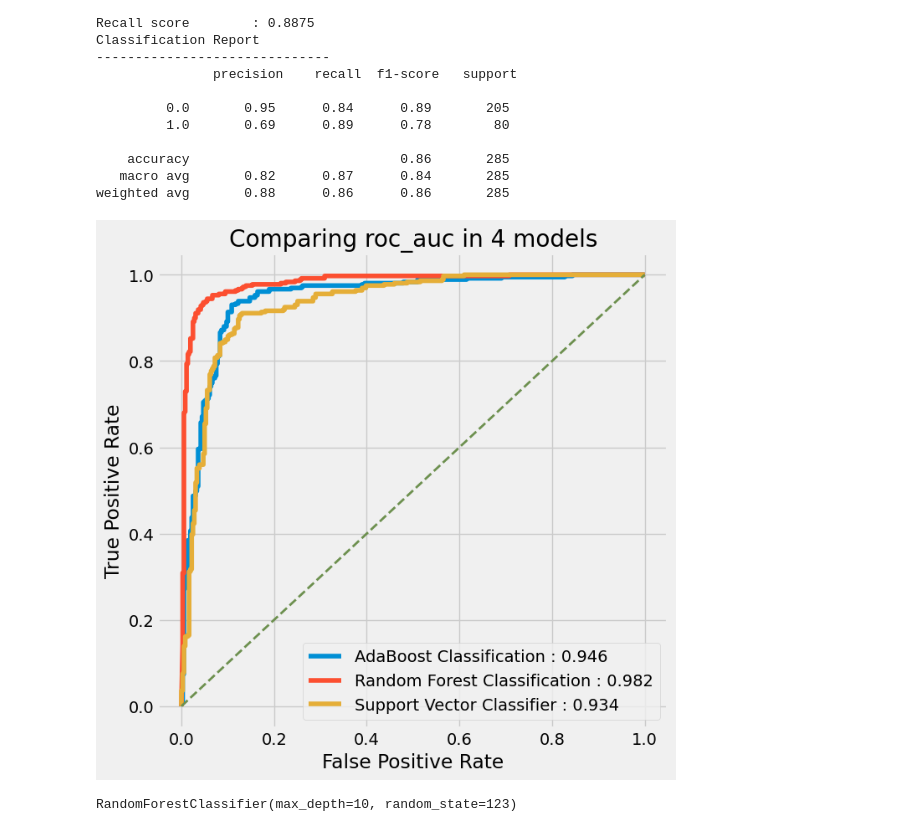
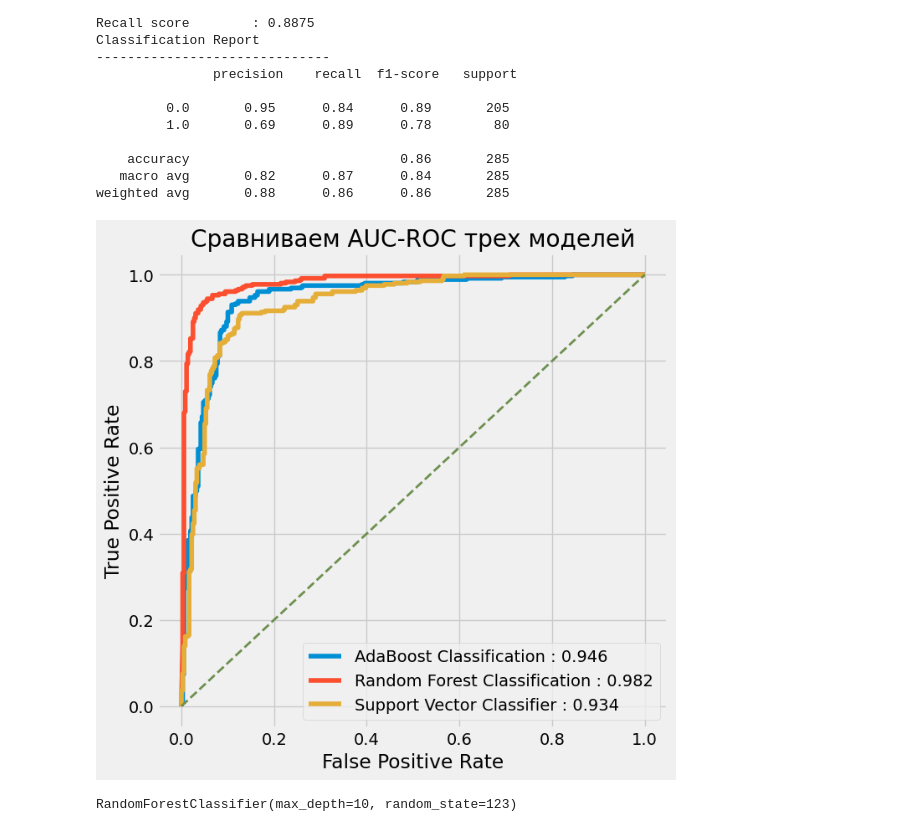
Before and after one commit to dimages/Prediabetes-prognosis, a Jupyter notebook: Diabetes_Prediction_2_0.ipynb, the cells around one changed output. Saved outputs shown, nothing was run; the diff lists cells and outputs as text; code cells hidden in the pictures.

```diff
--- a/Diabetes_Prediction_2_0.ipynb
+++ b/Diabetes_Prediction_2_0.ipynb
@@ -576,16 +576,16 @@ model_names = ['AdaBoost Classification', 'Random Forest Classification', 'Suppo
 # %%
 plt.figure(figsize=(7,7))
 for score, name in zip(y_scores, model_names):
     roc_score = roc_auc_score(y_train_smote, score[:, 1])
     fpr, tpr, threshold = roc_curve(y_train_smote, score[:, 1])
     plt.plot(fpr, tpr, label=f"{name} : {round(roc_score, 3)}")
 plt.legend()
 plt.plot([0,1],[0,1], '--', linewidth=2)
 plt.xlabel('False Positive Rate')
 plt.ylabel('True Positive Rate')
-plt.title('Comparing roc_auc in 4 models');
+plt.title('Сравниваем AUC-ROC трех моделей');
 # %% [output]
-[figure, old version]
+[figure, new version]
 # %%
 rf = RandomForestClassifier(n_estimators=rf_best['n_estimators'], criterion=rf_best['criterion'], max_depth=rf_best['max_depth'],
                                   random_state=123)
```
Also changed, not shown: parts of 1 cell of this notebook.
